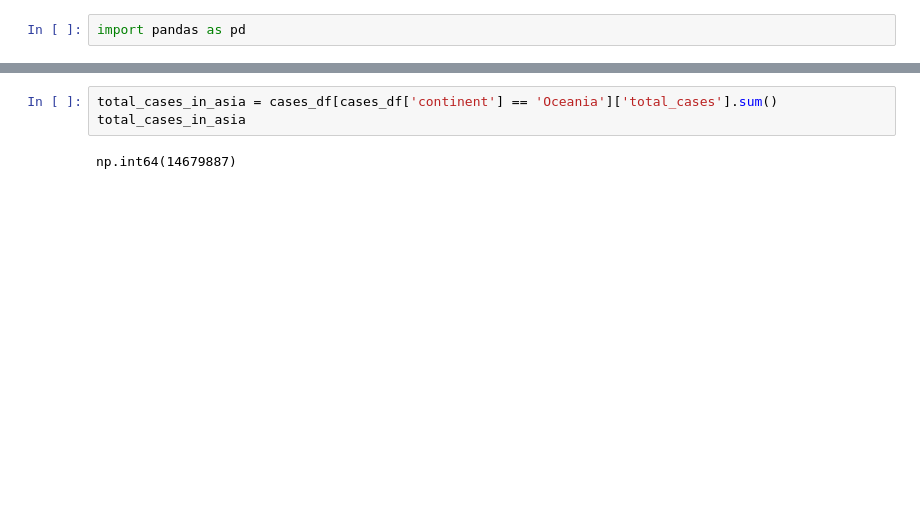
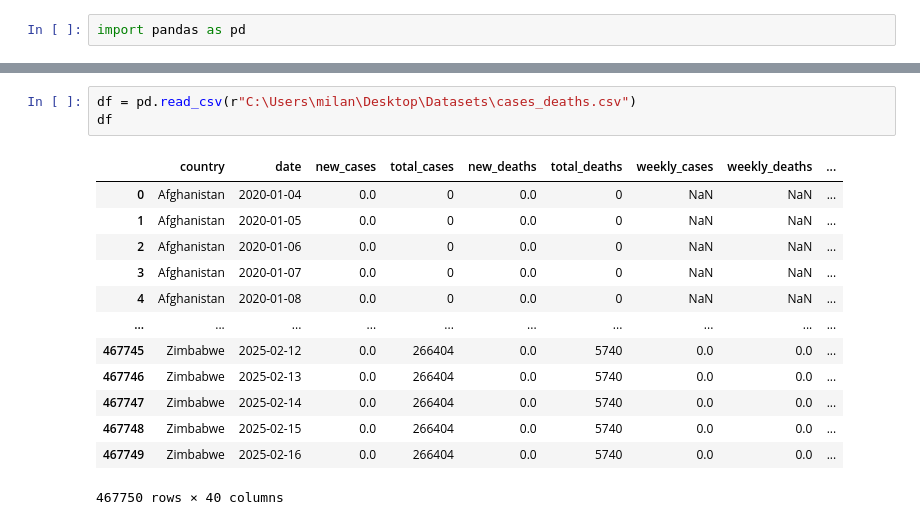
Before and after one commit to milan-roy/CS661-Project-Covid-Lens, a Jupyter notebook: temp.ipynb, the cells around one changed output, grey strips where cells are left out. Drawn from its saved outputs; the diff is of its cells as text; blank space fills up the shorter version.

```diff
--- a/temp.ipynb
+++ b/temp.ipynb
@@ -42,5 +3,17 @@ cases_df[cases_df['continent'].isna()]
-# %%
-total_cases_in_asia = cases_df[cases_df['continent'] == 'Oceania']['total_cases'].sum()
-total_cases_in_asia
-# %% [output]
-np.int64(14679887)
+# %%
+df = pd.read_csv(r"C:\Users\milan\Desktop\Datasets\cases_deaths.csv")
+df
+# %% [output]
+|  | country | date | new_cases | total_cases | new_deaths | total_deaths | weekly_cases | weekly_deaths | ... |
+| 0 | Afghanistan | 2020-01-04 | 0.0 | 0 | 0.0 | 0 | NaN | NaN | ... |
+| 1 | Afghanistan | 2020-01-05 | 0.0 | 0 | 0.0 | 0 | NaN | NaN | ... |
+| 2 | Afghanistan | 2020-01-06 | 0.0 | 0 | 0.0 | 0 | NaN | NaN | ... |
+| 3 | Afghanistan | 2020-01-07 | 0.0 | 0 | 0.0 | 0 | NaN | NaN | ... |
+| 4 | Afghanistan | 2020-01-08 | 0.0 | 0 | 0.0 | 0 | NaN | NaN | ... |
+| ... | ... | ... | ... | ... | ... | ... | ... | ... | ... |
+| 467745 | Zimbabwe | 2025-02-12 | 0.0 | 266404 | 0.0 | 5740 | 0.0 | 0.0 | ... |
+| 467746 | Zimbabwe | 2025-02-13 | 0.0 | 266404 | 0.0 | 5740 | 0.0 | 0.0 | ... |
+| 467747 | Zimbabwe | 2025-02-14 | 0.0 | 266404 | 0.0 | 5740 | 0.0 | 0.0 | ... |
+| 467748 | Zimbabwe | 2025-02-15 | 0.0 | 266404 | 0.0 | 5740 | 0.0 | 0.0 | ... |
+| 467749 | Zimbabwe | 2025-02-16 | 0.0 | 266404 | 0.0 | 5740 | 0.0 | 0.0 | ... |
+467750 rows × 40 columns
```
Also changed, not shown: parts of 2 cells of this notebook, 2 other files.
